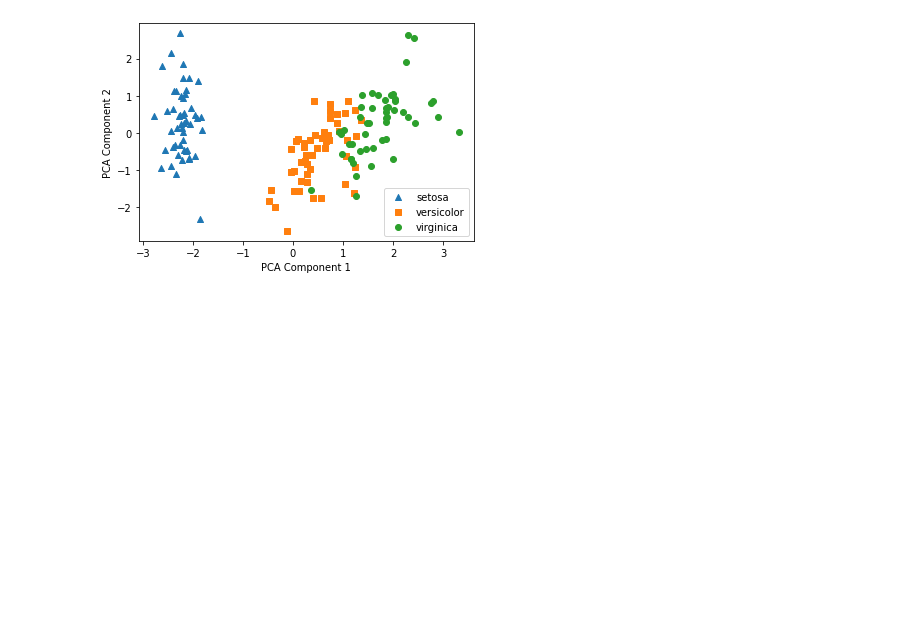
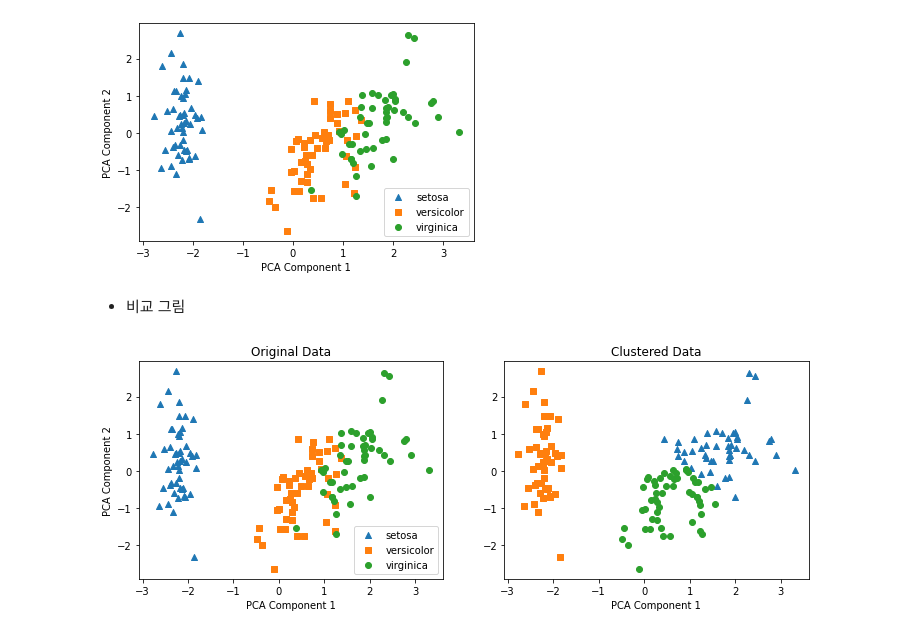
Before and after one commit to EunyoungKim-777/MachineLearning, a Jupyter notebook: 05.Clustering/01.Kmeans.ipynb, the cells around one changed output. Saved outputs shown, nothing was run; the diff lists cells and outputs as text; code cells hidden in the pictures; blank space fills up the shorter version.

```diff
--- a/05.Clustering/01.Kmeans.ipynb
+++ b/05.Clustering/01.Kmeans.ipynb
@@ -103,3 +105,24 @@ plt.ylabel('PCA Component 2')
 plt.show()
 # %% [output]
 [figure]
+# %% [markdown]
+- 비교 그림
+# %%
+fig, axs = plt.subplots(figsize=(12,4), ncols=2, nrows=1)
+for k, column in enumerate(['target','cluster']):
+    ax = axs[k]
+    for i, marker in enumerate(markers):
+        x_axis_data = iris_df[iris_df[column] == i]['pca_x']
+        y_axis_data = iris_df[iris_df[column] == i]['pca_y']
+        ax.scatter(x_axis_data, y_axis_data, marker=marker, label=iris.target_names[i])
+
+    if k == 0:   # target인 경우
+        ax.legend()
+        ax.set_ylabel('PCA Component 2')
+        ax.set_title('Original Data')
+    else:      # cluster인 경우
+        ax.set_title('Clustered Data')
+
+    ax.set_xlabel('PCA Component 1')
+# %% [output]
+[figure, added]
```
Also changed, not shown: parts of 1 cell of this notebook, 6 other files.
